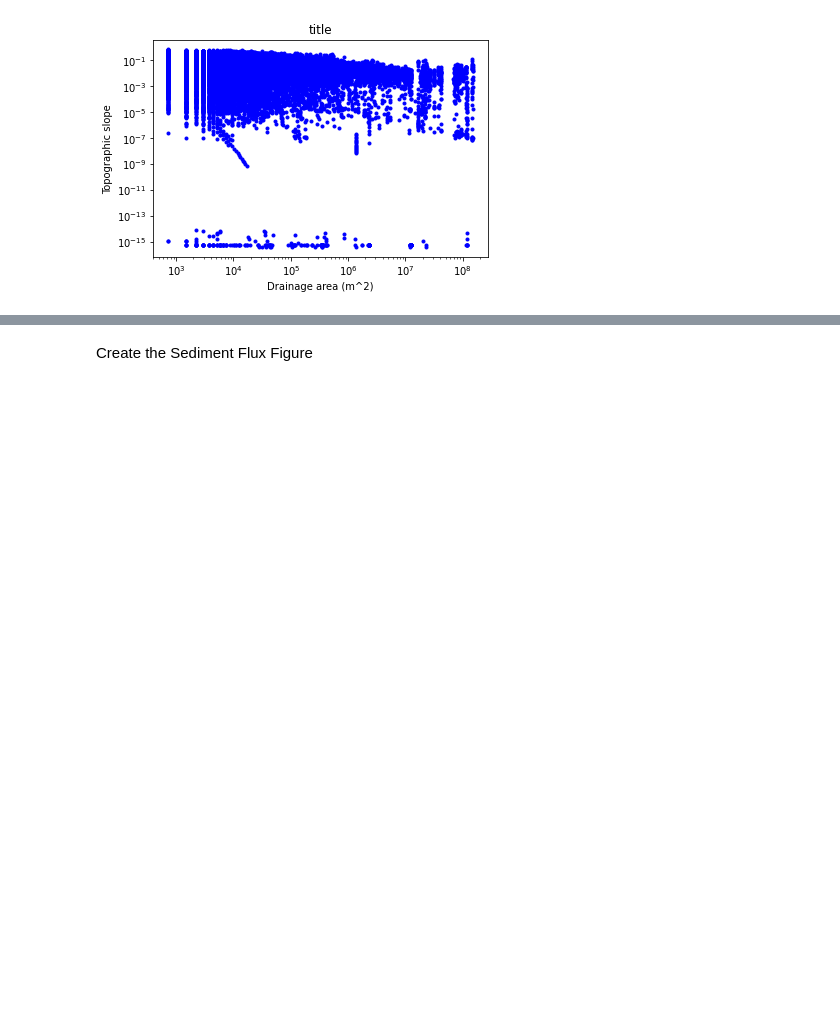
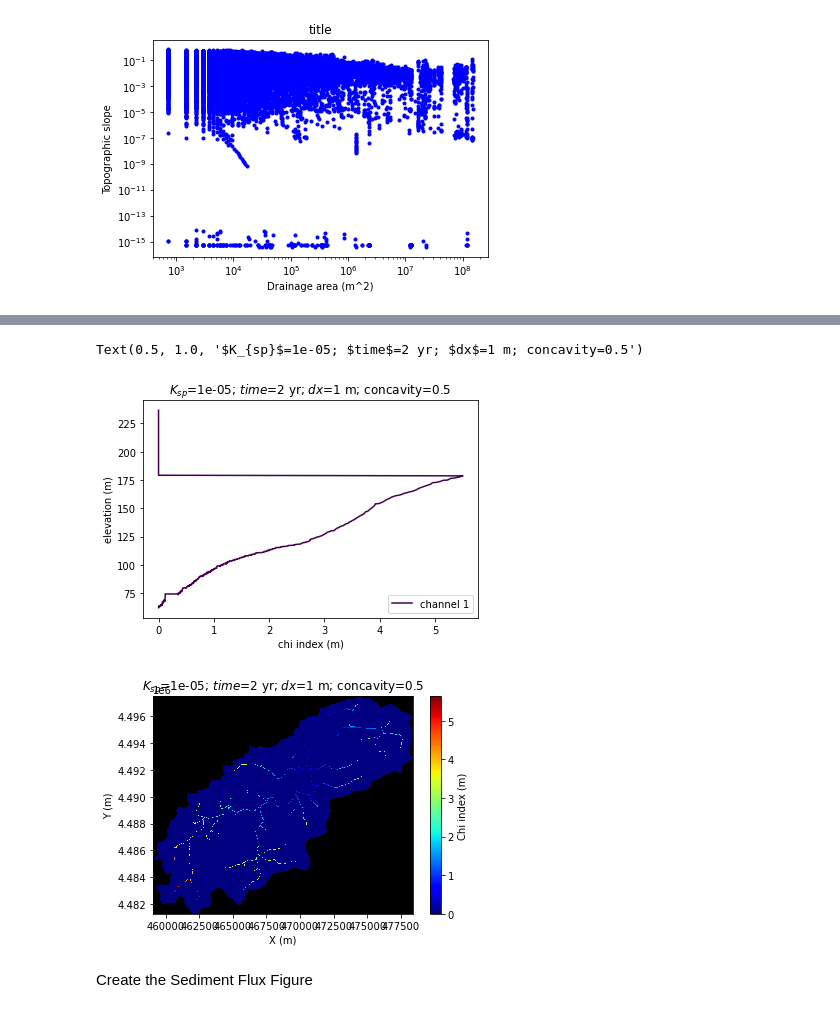
Before and after one commit to gsb223/landlabwork, a Jupyter notebook: testing_code/spaceModel.ipynb, the cells around one changed output, grey strips where cells are left out. Cells and saved outputs as stored; diff of their text form; code cells hidden in the pictures; blank space fills up the shorter version.

```diff
--- a/testing_code/spaceModel.ipynb
+++ b/testing_code/spaceModel.ipynb
@@ -283,3 +286,49 @@ Text(0.5, 1.0, '$K_{sp}$=1e-05; $time$=2 yr; $dx$=1 m; concavity=0.5')
+# %%
+# Code Block 11
+
+# calculate the chi index
+cf.calculate_chi()
+
+# chi-elevation plots in the profiled channels
+plt.figure(4)
+
+for i, outlet_id in enumerate(prf.data_structure):
+    for j, segment_id in enumerate(prf.data_structure[outlet_id]):
+        if j == 0:
+            label = "channel {i}".format(i=i + 1)
+        else:
+            label = '_nolegend_'
+        segment = prf.data_structure[outlet_id][segment_id]
+        profile_ids = segment["ids"]
+        color = segment["color"]
+        plt.plot(
+            mg.at_node["channel__chi_index"][profile_ids],
+            mg.at_node["topographic__elevation"][profile_ids],
+            color=color,
+            label=label,
+        )
+
+plt.xlabel("chi index (m)")
+plt.ylabel("elevation (m)")
+plt.legend(loc="lower right")
+title_text = f"$K_{{sp}}$={K_sp}; $time$={elapsed_time} yr; $dx$={timestep} m; concavity={theta}"
+plt.title(title_text)
+
+# chi map
+plt.figure(5)
+imshow_grid(
+    mg,
+    "channel__chi_index",
+    grid_units=("m", "m"),
+    var_name="Chi index (m)",
+    cmap="jet",
+)
+title_text = f"$K_{{sp}}$={K_sp}; $time$={elapsed_time} yr; $dx$={timestep} m; concavity={theta}"
+plt.title(title_text)
+# %% [output]
+Text(0.5, 1.0, '$K_{sp}$=1e-05; $time$=2 yr; $dx$=1 m; concavity=0.5')
+[figure, added]
+[figure, added]
 # %% [markdown]
 Create the Sediment Flux Figure
 # %%
```
Also changed, not shown: parts of 3 cells of this notebook.
